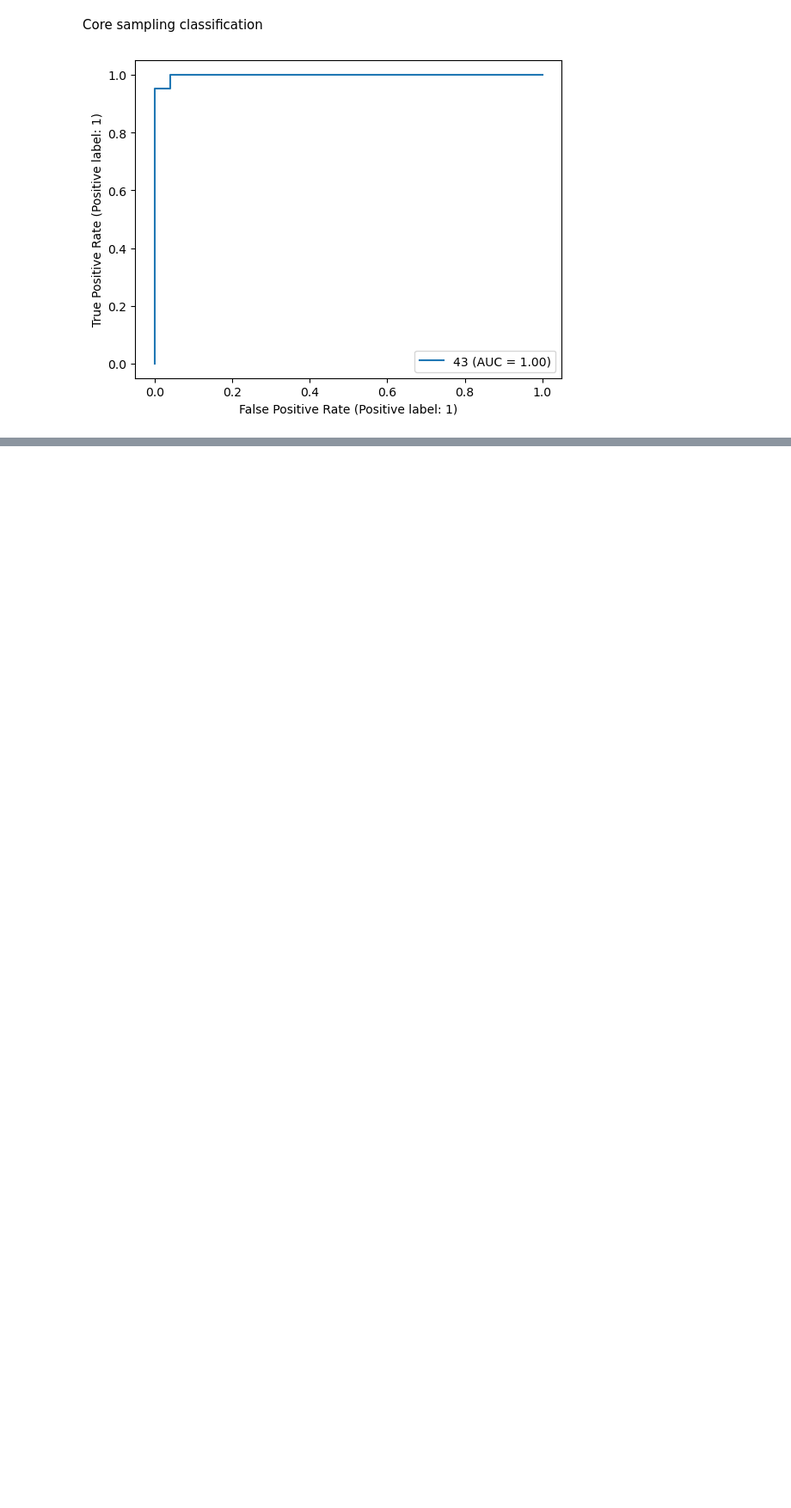
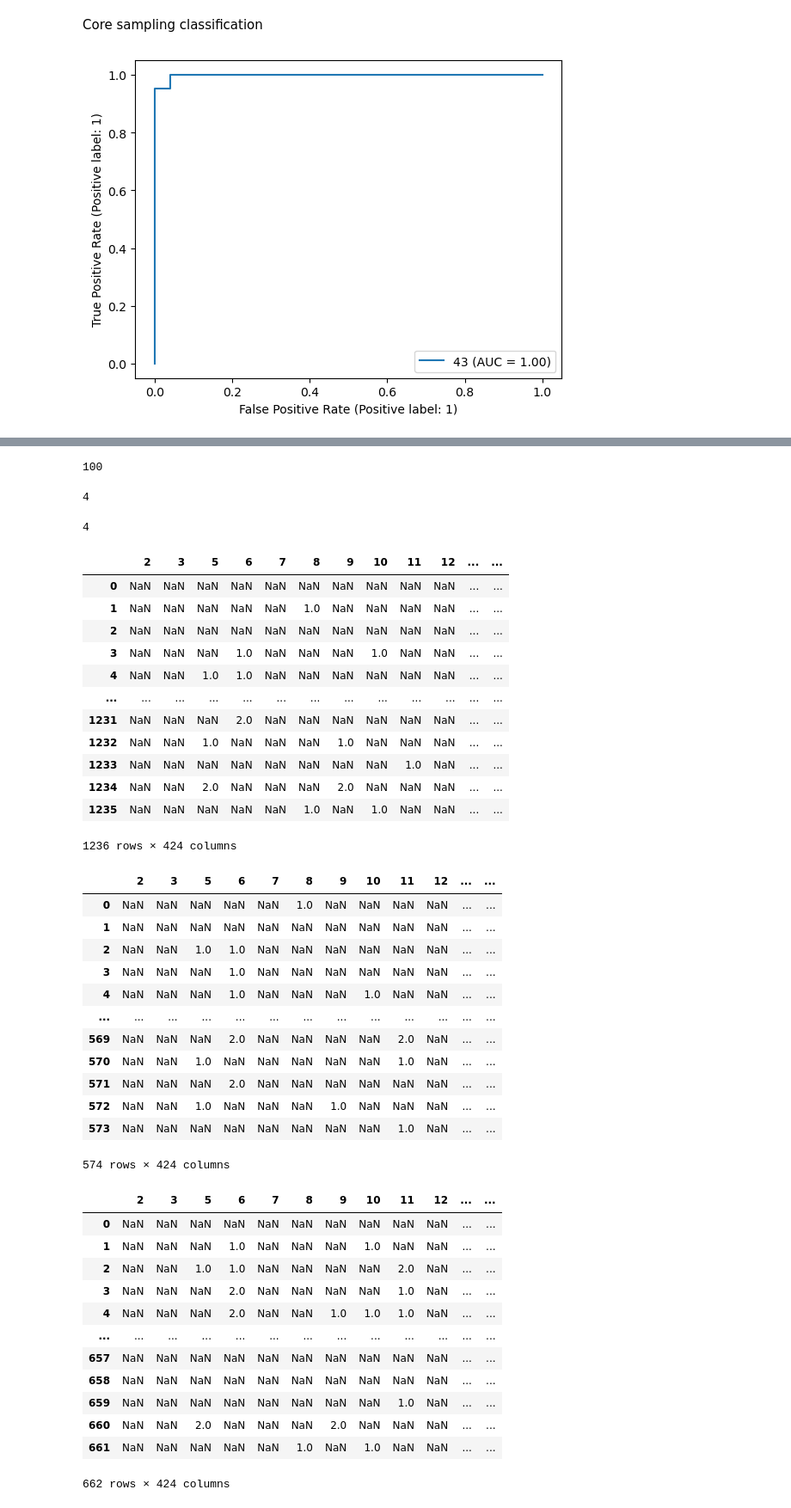
Before and after one commit to zeroknowledgediscovery/truthnet, a Jupyter notebook: notebooks/generic-data.ipynb, the cells around one changed output, grey strips where cells are left out. Shown at 86% size. Saved outputs shown, nothing was run; the diff lists cells and outputs as text; code cells hidden in the pictures; blank space fills up the shorter version.

```diff
--- a/notebooks/generic-data.ipynb
+++ b/notebooks/generic-data.ipynb
@@ -1063,0 +1395,56 @@ plt.plot(df["questions asked"], df["mean"])
+# %%
+len(diss[0]["qsampled"])
+# %% [output]
+100
+# %%
+len(diss[0])
+# %% [output]
+4
+# %%
+len(d)
+# %% [output]
+4
+# %%
+display(pd.read_csv("data/gibbons_global/gibbons_global.csv"))
+display(pd.read_csv("data/gibbons_global/gibbons_global_pos.csv"))
+pd.read_csv("data/gibbons_global/gibbons_global_neg.csv")
+# %% [output]
+|  | 2 | 3 | 5 | 6 | 7 | 8 | 9 | 10 | 11 | 12 | ... | ... |
+| 0 | NaN | NaN | NaN | NaN | NaN | NaN | NaN | NaN | NaN | NaN | ... | ... |
+| 1 | NaN | NaN | NaN | NaN | NaN | 1.0 | NaN | NaN | NaN | NaN | ... | ... |
+| 2 | NaN | NaN | NaN | NaN | NaN | NaN | NaN | NaN | NaN | NaN | ... | ... |
+| 3 | NaN | NaN | NaN | 1.0 | NaN | NaN | NaN | 1.0 | NaN | NaN | ... | ... |
+| 4 | NaN | NaN | 1.0 | 1.0 | NaN | NaN | NaN | NaN | NaN | NaN | ... | ... |
+| ... | ... | ... | ... | ... | ... | ... | ... | ... | ... | ... | ... | ... |
+| 1231 | NaN | NaN | NaN | 2.0 | NaN | NaN | NaN | NaN | NaN | NaN | ... | ... |
+| 1232 | NaN | NaN | 1.0 | NaN | NaN | NaN | 1.0 | NaN | NaN | NaN | ... | ... |
+| 1233 | NaN | NaN | NaN | NaN | NaN | NaN | NaN | NaN | 1.0 | NaN | ... | ... |
+| 1234 | NaN | NaN | 2.0 | NaN | NaN | NaN | 2.0 | NaN | NaN | NaN | ... | ... |
+| 1235 | NaN | NaN | NaN | NaN | NaN | 1.0 | NaN | 1.0 | NaN | NaN | ... | ... |
+1236 rows × 424 columns
+|  | 2 | 3 | 5 | 6 | 7 | 8 | 9 | 10 | 11 | 12 | ... | ... |
+| 0 | NaN | NaN | NaN | NaN | NaN | 1.0 | NaN | NaN | NaN | NaN | ... | ... |
+| 1 | NaN | NaN | NaN | NaN | NaN | NaN | NaN | NaN | NaN | NaN | ... | ... |
+| 2 | NaN | NaN | 1.0 | 1.0 | NaN | NaN | NaN | NaN | NaN | NaN | ... | ... |
+| 3 | NaN | NaN | NaN | 1.0 | NaN | NaN | NaN | NaN | NaN | NaN | ... | ... |
+| 4 | NaN | NaN | NaN | 1.0 | NaN | NaN | NaN | 1.0 | NaN | NaN | ... | ... |
+| ... | ... | ... | ... | ... | ... | ... | ... | ... | ... | ... | ... | ... |
+| 569 | NaN | NaN | NaN | 2.0 | NaN | NaN | NaN | NaN | 2.0 | NaN | ... | ... |
+| 570 | NaN | NaN | 1.0 | NaN | NaN | NaN | NaN | NaN | 1.0 | NaN | ... | ... |
+| 571 | NaN | NaN | NaN | 2.0 | NaN | NaN | NaN | NaN | NaN | NaN | ... | ... |
+| 572 | NaN | NaN | 1.0 | NaN | NaN | NaN | 1.0 | NaN | NaN | NaN | ... | ... |
+| 573 | NaN | NaN | NaN | NaN | NaN | NaN | NaN | NaN | 1.0 | NaN | ... | ... |
+574 rows × 424 columns
+|  | 2 | 3 | 5 | 6 | 7 | 8 | 9 | 10 | 11 | 12 | ... | ... |
+| 0 | NaN | NaN | NaN | NaN | NaN | NaN | NaN | NaN | NaN | NaN | ... | ... |
+| 1 | NaN | NaN | NaN | 1.0 | NaN | NaN | NaN | 1.0 | NaN | NaN | ... | ... |
+| 2 | NaN | NaN | 1.0 | 1.0 | NaN | NaN | NaN | NaN | 2.0 | NaN | ... | ... |
+| 3 | NaN | NaN | NaN | 2.0 | NaN | NaN | NaN | NaN | 1.0 | NaN | ... | ... |
+| 4 | NaN | NaN | NaN | 2.0 | NaN | NaN | 1.0 | 1.0 | 1.0 | NaN | ... | ... |
+| ... | ... | ... | ... | ... | ... | ... | ... | ... | ... | ... | ... | ... |
+| 657 | NaN | NaN | NaN | NaN | NaN | NaN | NaN | NaN | NaN | NaN | ... | ... |
+| 658 | NaN | NaN | NaN | NaN | NaN | NaN | NaN | NaN | NaN | NaN | ... | ... |
+| 659 | NaN | NaN | NaN | NaN | NaN | NaN | NaN | NaN | 1.0 | NaN | ... | ... |
+| 660 | NaN | NaN | 2.0 | NaN | NaN | NaN | 2.0 | NaN | NaN | NaN | ... | ... |
+| 661 | NaN | NaN | NaN | NaN | NaN | 1.0 | NaN | 1.0 | NaN | NaN | ... | ... |
+662 rows × 424 columns
```
Also changed, not shown: parts of 38 cells of this notebook, 1 other file.
